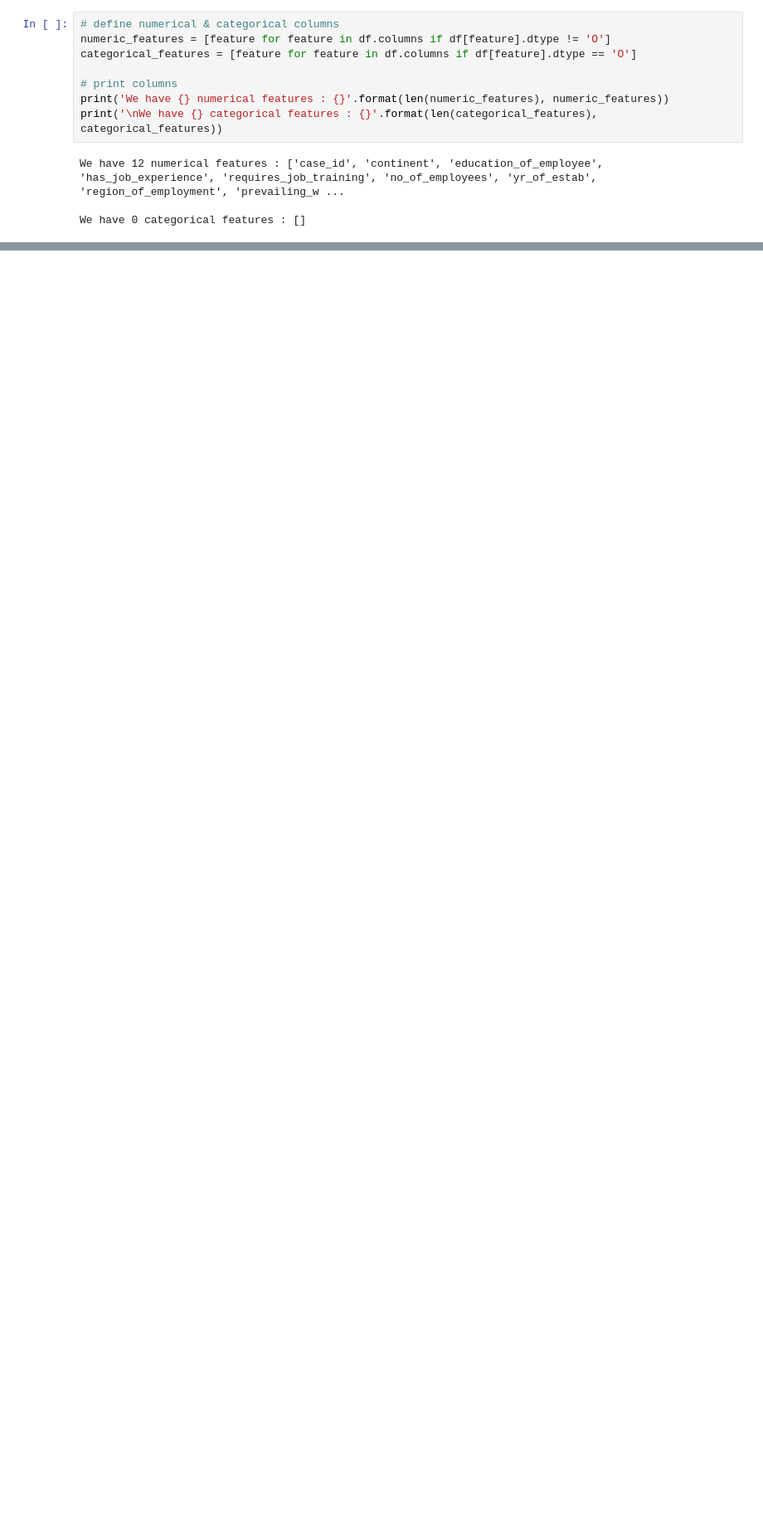
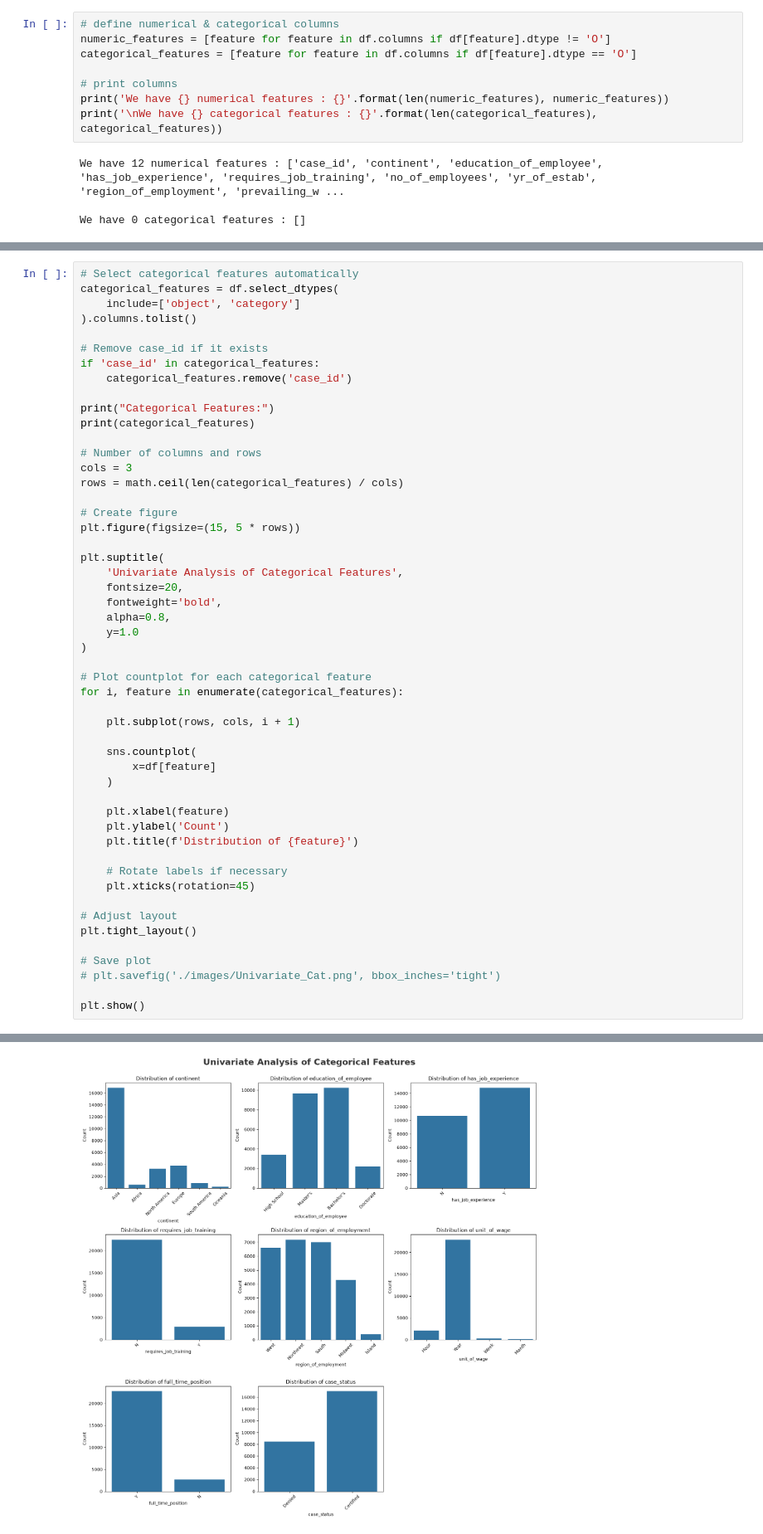
Before and after one commit to akkiyolo/VisaApproval, a Jupyter notebook: notebook/1_EDA_US_visa.ipynb, the cells around one changed output, grey strips where cells are left out. Shown at 83% size. Drawn from its saved outputs; the diff is of its cells as text; blank space fills up the shorter version.

```diff
--- a/notebook/1_EDA_US_visa.ipynb
+++ b/notebook/1_EDA_US_visa.ipynb
@@ -98,0 +153,52 @@ We have 0 categorical features : []
+# %%
+# Select categorical features automatically
+categorical_features = df.select_dtypes(
+    include=['object', 'category']
+).columns.tolist()
+
+# Remove case_id if it exists
+if 'case_id' in categorical_features:
+    categorical_features.remove('case_id')
+
+print("Categorical Features:")
+print(categorical_features)
+
+# Number of columns and rows
+cols = 3
+rows = math.ceil(len(categorical_features) / cols)
+
+# Create figure
+plt.figure(figsize=(15, 5 * rows))
+
+plt.suptitle(
+    'Univariate Analysis of Categorical Features',
+    fontsize=20,
+    fontweight='bold',
+    alpha=0.8,
+    y=1.0
+)
+
+# Plot countplot for each categorical feature
+for i, feature in enumerate(categorical_features):
+
+    plt.subplot(rows, cols, i + 1)
+
+    sns.countplot(
+        x=df[feature]
+    )
+
+    plt.xlabel(feature)
+    plt.ylabel('Count')
+    plt.title(f'Distribution of {feature}')
+
+    # Rotate labels if necessary
+    plt.xticks(rotation=45)
+
+# Adjust layout
+plt.tight_layout()
+
+# Save plot
+# plt.savefig('./images/Univariate_Cat.png', bbox_inches='tight')
+
+plt.show()
+# %% [output]
@@ -98,0 +207 @@ We have 0 categorical features : []
+[figure, added]
```
Also changed, not shown: parts of 38 cells of this notebook.
